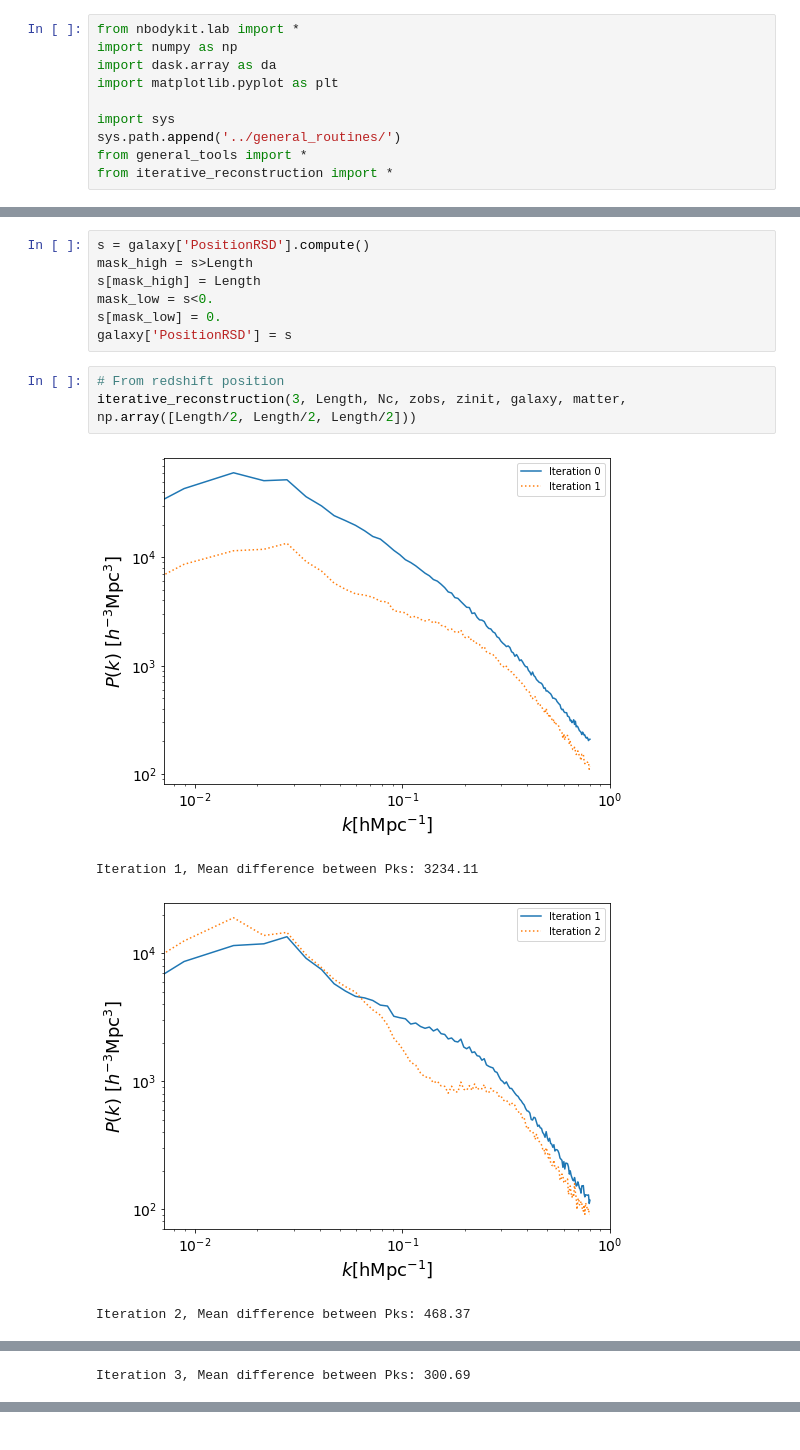
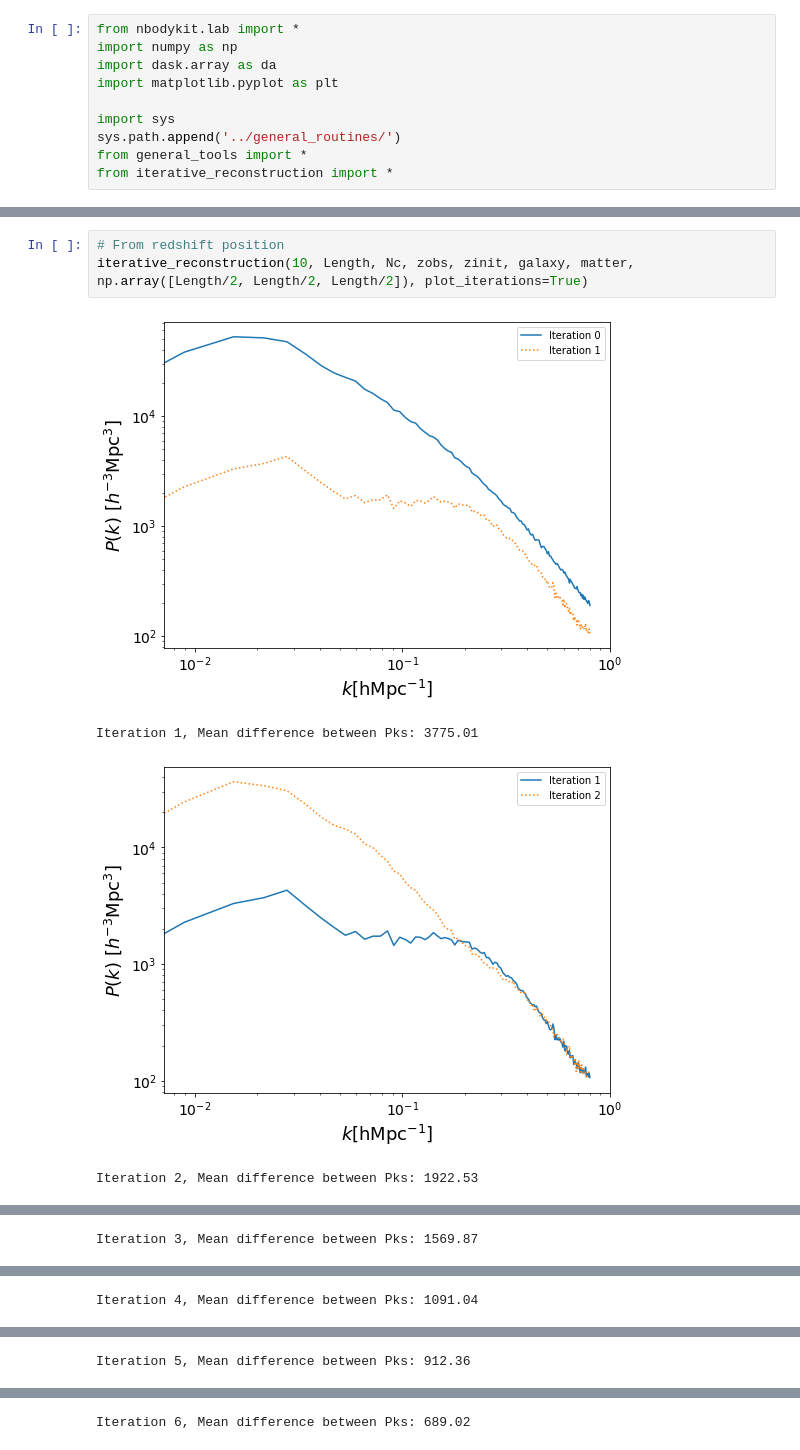
Before and after one commit to pablocoque/nbody_tfm_routines, a Jupyter notebook: mymocks/reconstruction_iter.ipynb, the cells around one changed output, grey strips where cells are left out. Cells and saved outputs as stored; diff of their text form.

```diff
--- a/mymocks/reconstruction_iter.ipynb
+++ b/mymocks/reconstruction_iter.ipynb
@@ -59,15 +59,8 @@ Expected bias brec(zobs) = 1.01
-# %%
-s = galaxy['PositionRSD'].compute()
-mask_high = s>Length
-s[mask_high] = Length
-mask_low = s<0.
-s[mask_low] = 0.
-galaxy['PositionRSD'] = s
 # %%
 # From redshift position
-iterative_reconstruction(3, Length, Nc, zobs, zinit, galaxy, matter, np.array([Length/2, Length/2, Length/2]))
+iterative_reconstruction(10, Length, Nc, zobs, zinit, galaxy, matter, np.array([Length/2, Length/2, Length/2]), plot_iterations=True)
 # %% [output]
-[figure, old version]
+[figure, new version]
-Iteration 1, Mean difference between Pks: 3234.11
+Iteration 1, Mean difference between Pks: 3775.01
-[figure, old version]
+[figure, new version]
-Iteration 2, Mean difference between Pks: 468.37
+Iteration 2, Mean difference between Pks: 1922.53
@@ -75 +68 @@ Iteration 2, Mean difference between Pks: 468.37
-Iteration 3, Mean difference between Pks: 300.69
+Iteration 3, Mean difference between Pks: 1569.87
@@ -75,0 +70 @@ Iteration 3, Mean difference between Pks: 300.69
+Iteration 4, Mean difference between Pks: 1091.04
@@ -75,0 +72 @@ Iteration 3, Mean difference between Pks: 300.69
+Iteration 5, Mean difference between Pks: 912.36
@@ -75,0 +74 @@ Iteration 3, Mean difference between Pks: 300.69
+Iteration 6, Mean difference between Pks: 689.02
```
Also changed, not shown: parts of 8 cells of this notebook, 3 other files.
